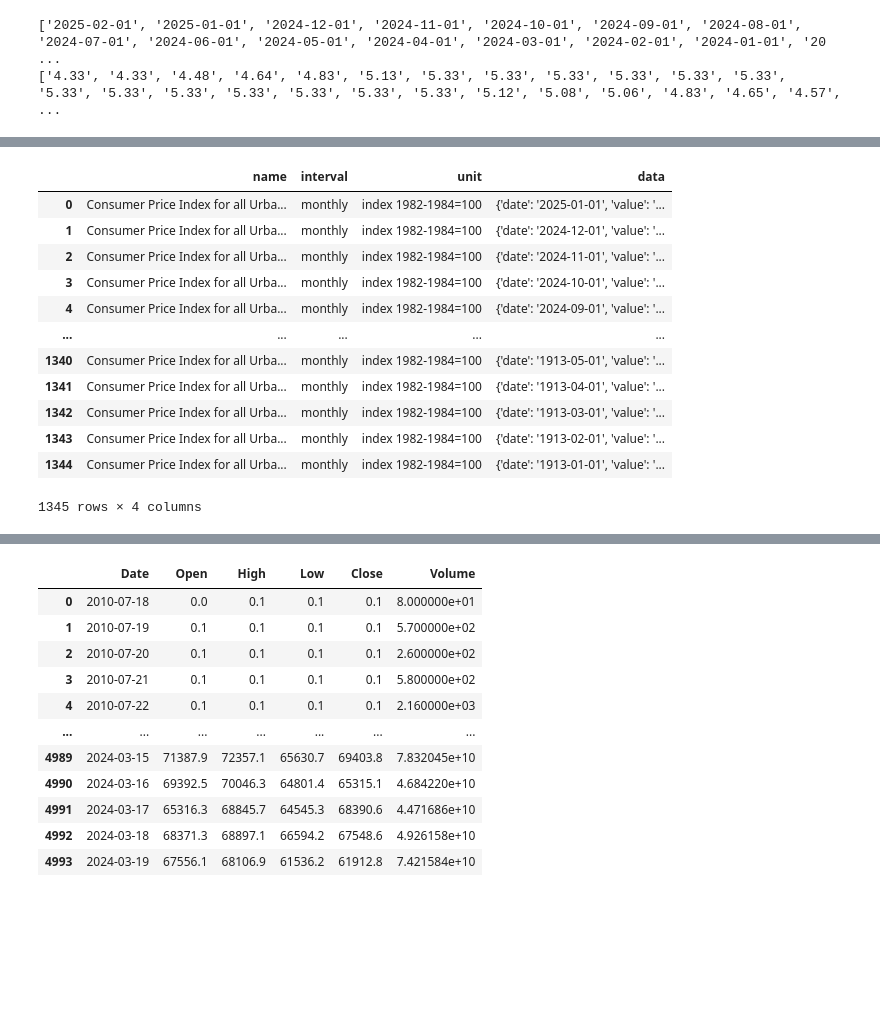
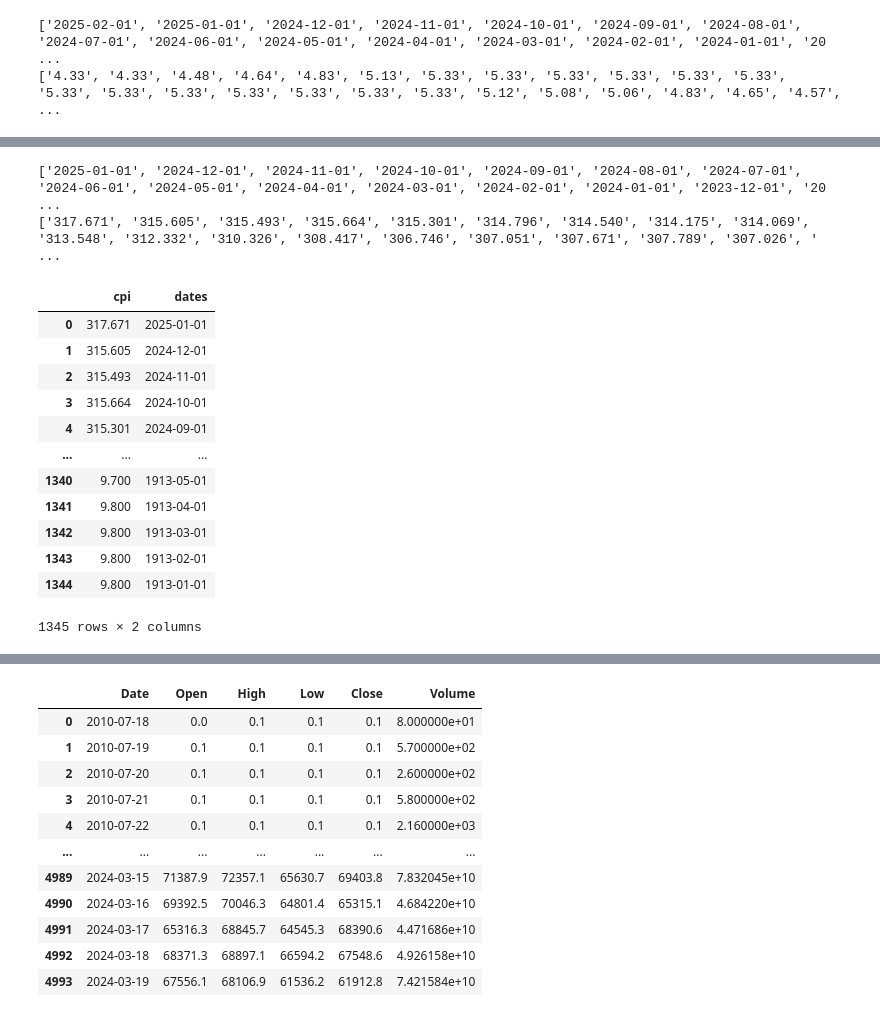
Before and after one commit to RubenLallave/Bitcoin-project, a Jupyter notebook: Bitcoin project.ipynb, the cells around one changed output, grey strips where cells are left out. Cells and saved outputs as stored; diff of their text form; code cells hidden in the pictures; blank space fills up the shorter version.

```diff
--- a/Bitcoin project.ipynb
+++ b/Bitcoin project.ipynb
@@ -96,16 +72,31 @@ data1_table
-# %%
-data2_table
-# %% [output]
-|  | name | interval | unit | data |
-| 0 | Consumer Price Index for all Urba... | monthly | index 1982-1984=100 | {'date': '2025-01-01', 'value': '... |
-| 1 | Consumer Price Index for all Urba... | monthly | index 1982-1984=100 | {'date': '2024-12-01', 'value': '... |
-| 2 | Consumer Price Index for all Urba... | monthly | index 1982-1984=100 | {'date': '2024-11-01', 'value': '... |
-| 3 | Consumer Price Index for all Urba... | monthly | index 1982-1984=100 | {'date': '2024-10-01', 'value': '... |
-| 4 | Consumer Price Index for all Urba... | monthly | index 1982-1984=100 | {'date': '2024-09-01', 'value': '... |
-| ... | ... | ... | ... | ... |
-| 1340 | Consumer Price Index for all Urba... | monthly | index 1982-1984=100 | {'date': '1913-05-01', 'value': '... |
-| 1341 | Consumer Price Index for all Urba... | monthly | index 1982-1984=100 | {'date': '1913-04-01', 'value': '... |
-| 1342 | Consumer Price Index for all Urba... | monthly | index 1982-1984=100 | {'date': '1913-03-01', 'value': '... |
-| 1343 | Consumer Price Index for all Urba... | monthly | index 1982-1984=100 | {'date': '1913-02-01', 'value': '... |
-| 1344 | Consumer Price Index for all Urba... | monthly | index 1982-1984=100 | {'date': '1913-01-01', 'value': '... |
-1345 rows × 4 columns
+# %%
+values2 = [item["value"] for item in data2["data"]]
+dates2 = [item["date"] for item in data2["data"]]
+print(dates2)
+print(values2)
+# %% [output]
+['2025-01-01', '2024-12-01', '2024-11-01', '2024-10-01', '2024-09-01', '2024-08-01', '2024-07-01', '2024-06-01', '2024-05-01', '2024-04-01', '2024-03-01', '2024-02-01', '2024-01-01', '2023-12-01', '20 ...
+['317.671', '315.605', '315.493', '315.664', '315.301', '314.796', '314.540', '314.175', '314.069', '313.548', '312.332', '310.326', '308.417', '306.746', '307.051', '307.671', '307.789', '307.026', ' ...
+# %%
+data2_table["cpi"] = values2
+data2_table["dates"] = dates2
+# %%
+del data2_table["data"]
+del data2_table["name"]
+del data2_table["interval"]
+del data2_table["unit"]
+data2_table
+# %% [output]
+|  | cpi | dates |
+| 0 | 317.671 | 2025-01-01 |
+| 1 | 315.605 | 2024-12-01 |
+| 2 | 315.493 | 2024-11-01 |
+| 3 | 315.664 | 2024-10-01 |
+| 4 | 315.301 | 2024-09-01 |
+| ... | ... | ... |
+| 1340 | 9.700 | 1913-05-01 |
+| 1341 | 9.800 | 1913-04-01 |
+| 1342 | 9.800 | 1913-03-01 |
+| 1343 | 9.800 | 1913-02-01 |
+| 1344 | 9.800 | 1913-01-01 |
+1345 rows × 2 columns
```
Also changed, not shown: parts of 14 cells of this notebook.
